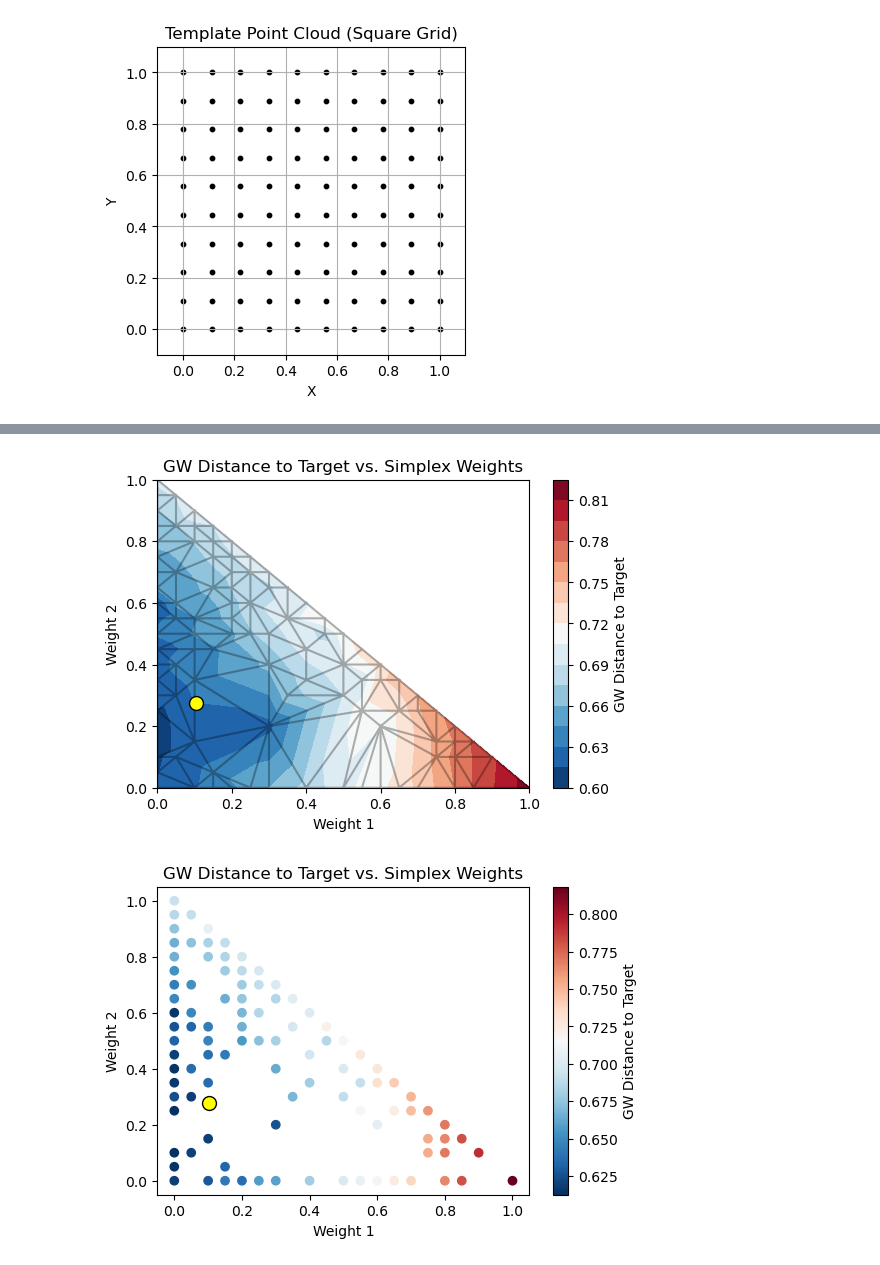
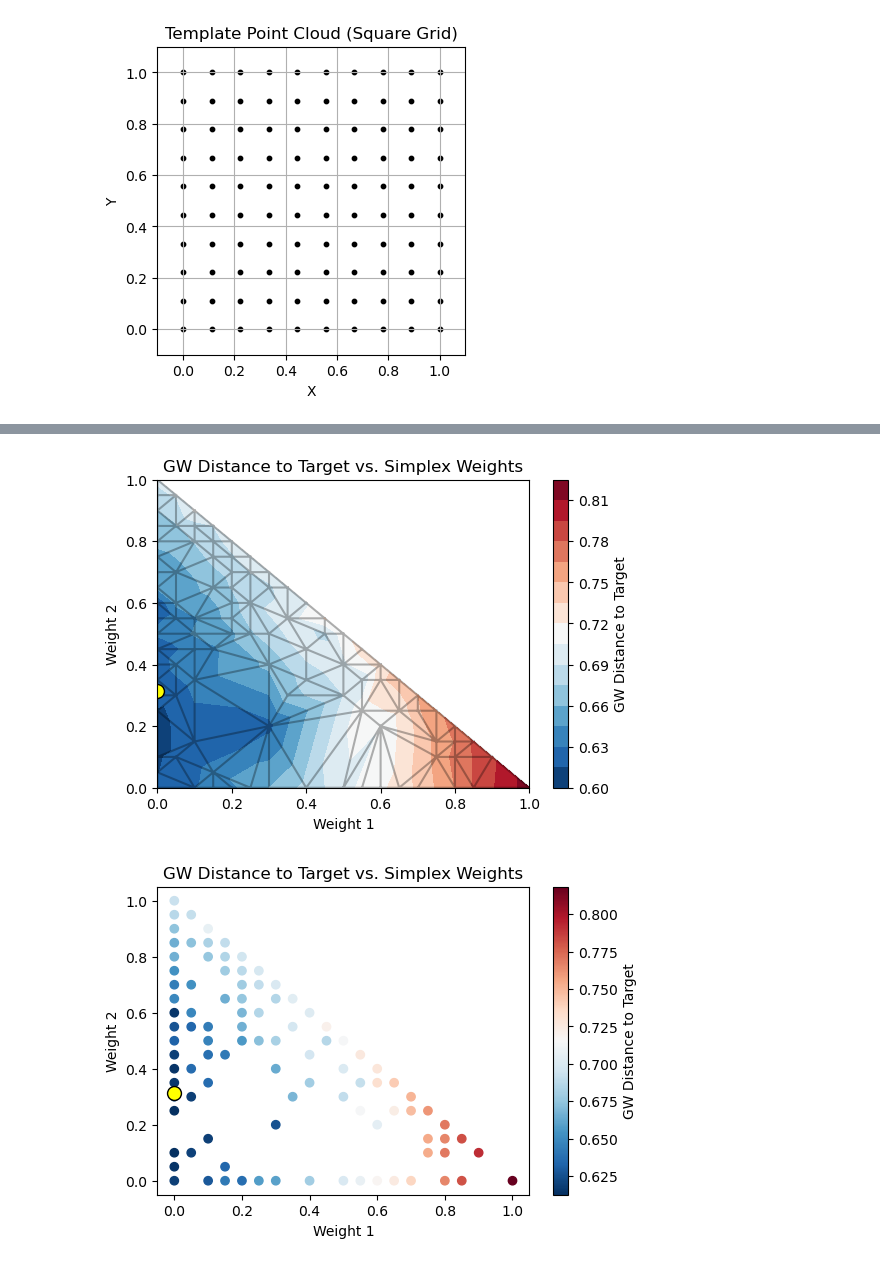
Before and after one commit to RocioDM/GW_BCM, a Jupyter notebook: 21-Experiment.ipynb, the cells around one changed output, grey strips where cells are left out. Cells and saved outputs as stored; diff of their text form; code cells hidden in the pictures.

```diff
--- a/21-Experiment.ipynb
+++ b/21-Experiment.ipynb
@@ -147,6 +147,7 @@ output_dir = Path('./20-Exp-generated_data')
 template_data = np.load(output_dir / 'template_point_cloud.npz')
 template_dist_matrix = template_data['distance_matrix']
 target_dist_matrix = template_dist_matrix
+target_measure = ot.unif(template_dist_matrix.shape[0])
 
 # Load first three deformed point clouds
 assert len(os.listdir(output_dir)) >= 4, "Need at least 3 deformed point clouds saved."
@@ -169,37 +170,37 @@ simplex_gromov_wasserstein_distances_to_target = bary_dist_data['simplex_gromov_
 import matplotlib.tri as tri
 
 # Compute analysis of target
-_, lambdas = utils.get_lambdas_constraints(deformed_dist_matrices,deformed_measures,target_dist_matrix, ot.unif(target_dist_matrix.shape[0]))
+_, lambdas = utils.get_lambdas_constraints(deformed_dist_matrices,deformed_measures,target_dist_matrix, target_measure)
 
 # Clean up NaN values for plotting
 z = simplex_gromov_wasserstein_distances_to_target
 mask = np.isnan(z)
 z_masked = z[~mask]
 x_grid_points = simplex_grid_points[~mask,0]
 y_grid_points = simplex_grid_points[~mask,1]
 
 # Plot GW distances to target vs. simplex weights
 plt.figure(figsize=(6,4))
 plt.tricontourf(x_grid_points, y_grid_points, z_masked, levels=14, cmap="RdBu_r")
 plt.colorbar(label='GW Distance to Target')
 plt.xlabel('Weight 1')
 plt.ylabel('Weight 2')
 plt.title('GW Distance to Target vs. Simplex Weights')
 # Add triangulation grid
 triang = tri.Triangulation(x_grid_points, y_grid_points)
 plt.triplot(triang, color='k', alpha=0.3)
 plt.scatter(lambdas[0], lambdas[1], color='yellow', s=100, edgecolor='k', label='Computed Weights')
 plt.show()
 
 # Scatter plot of GW distances to target vs. simplex weights
 plt.figure(figsize=(6,4))
 plt.scatter(x_grid_points, y_grid_points, c=z_masked, cmap='RdBu_r')
 plt.colorbar(label='GW Distance to Target')
 plt.xlabel('Weight 1')
 plt.ylabel('Weight 2')
 plt.title('GW Distance to Target vs. Simplex Weights')
 plt.scatter(lambdas[0], lambdas[1], color='yellow', s=100, edgecolor='k', label='Computed Weights')
 plt.show()
 # %% [output]
-[figure, old version]
+[figure, new version]
-[figure, old version]
+[figure, new version]
```
Also changed, not shown: parts of 8 cells of this notebook, 1 other file.
